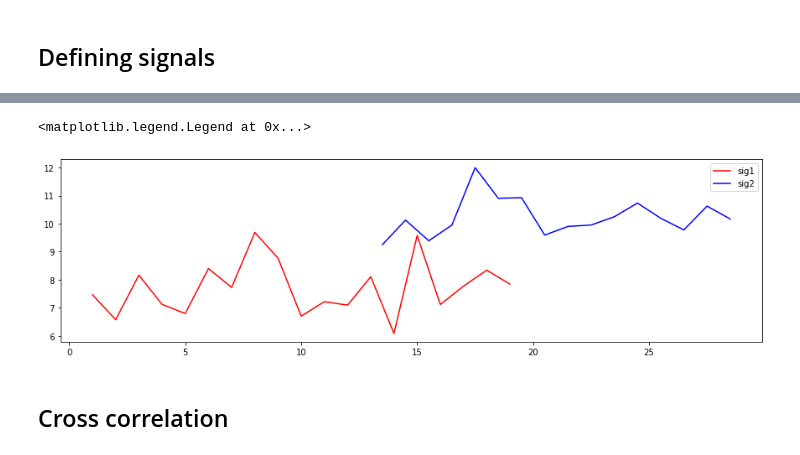
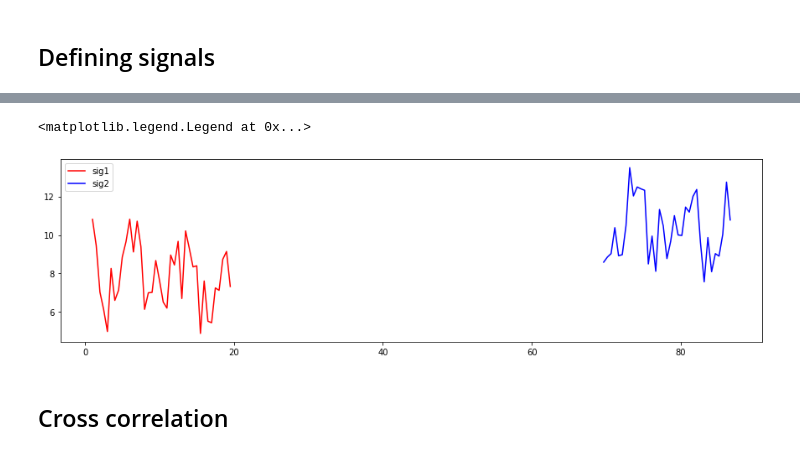
Before and after one commit to Vitsalq/signal_sync, a Jupyter notebook: synchronising_signals.ipynb, the cells around one changed output, grey strips where cells are left out. Drawn from its saved outputs; the diff is of its cells as text; code cells hidden in the pictures.

```diff
--- a/synchronising_signals.ipynb
+++ b/synchronising_signals.ipynb
@@ -49,12 +238,12 @@ time1 = np.arange(1, 20, 0.05)
 noise = np.random.rand(time1.size)*15
 sig1 = f(time1)+noise
 
-distance = 10
-a = 50
+distance = 67.5
+a = 0
 b = time1.size
 
 time2 = time1[a:b] + distance
-sig2 = sig1[a:b] + 5*np.random.rand(time2.size)
+sig2 = sig1[a:b] + 2*np.random.rand(time2.size)
 
 # df1 = pd.DataFrame({'time': time1, 'sig1': sig1})
 # df2 = pd.DataFrame({'time': time2, 'sig2': sig2})
@@ -72,13 +261,13 @@ plt.legend()
 # %%
-sig1_filt, time1_filt = aggregate(sig1, time1, 1)
-sig2_filt, time2_filt = aggregate(sig2, time2, 1)
+sig1_filt, time1_filt = aggregate(sig1, time1, .5)
+sig2_filt, time2_filt = aggregate(sig2, time2, .5)
 
 plt.figure(figsize=(15,4))
 plt.plot(time1_filt, sig1_filt, c='r', label='sig1')
 plt.plot(time2_filt, sig2_filt, c='b', label='sig2')
 plt.legend()
 # %% [output]
 <matplotlib.legend.Legend at 0x...>
-[figure, old version]
+[figure, new version]
 # %% [markdown]
 ## Cross correlation
```
Also changed, not shown: parts of 46 cells of this notebook.
